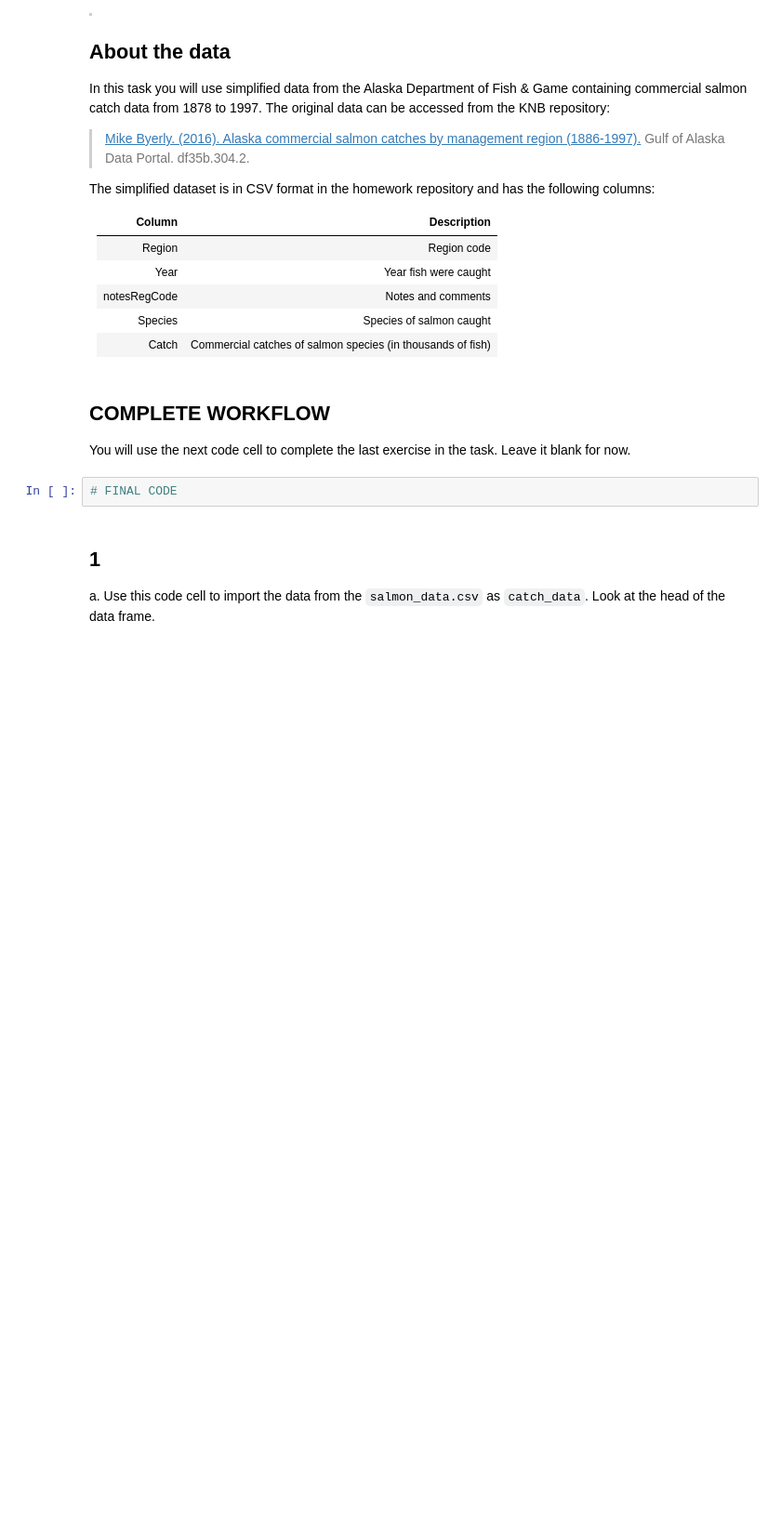
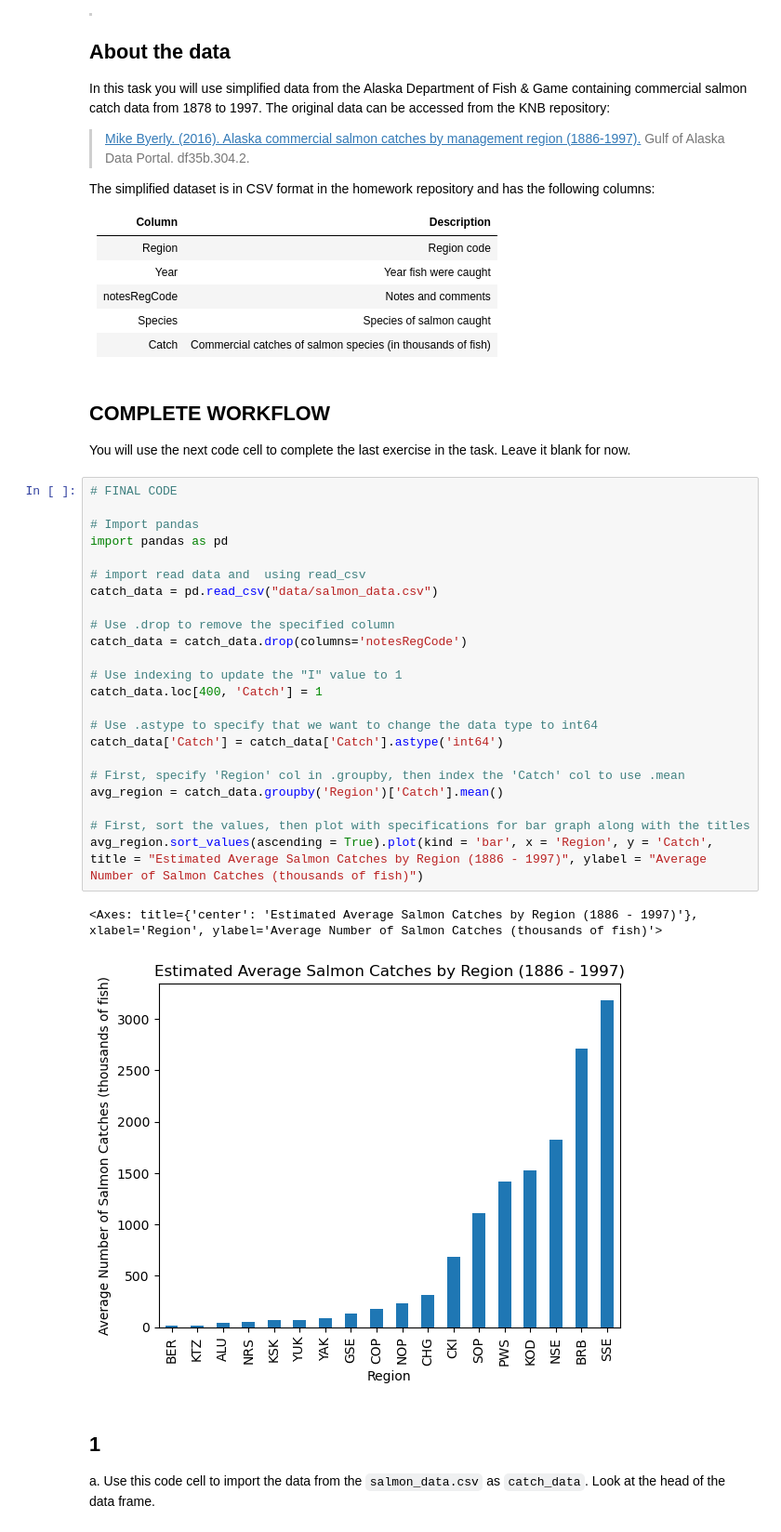
Before and after one commit to michaeladennis/eds220-hwk2, a Jupyter notebook: task2/hwk2-task2-salmon.ipynb, the cells around one changed output. Shown at 93% size. Cells and saved outputs as stored; diff of their text form; blank space fills up the shorter version.

```diff
--- a/task2/hwk2-task2-salmon.ipynb
+++ b/task2/hwk2-task2-salmon.ipynb
@@ -47,8 +47,32 @@ The simplified dataset is in CSV format in the homework repository and has the f
 ## COMPLETE WORKFLOW
 
 You will use the next code cell to complete the last exercise in the task. Leave it blank for now.
-# %%
-# FINAL CODE
+# %%
+# FINAL CODE
+
+# Import pandas
+import pandas as pd
+
+# import read data and  using read_csv
+catch_data = pd.read_csv("data/salmon_data.csv")
+
+# Use .drop to remove the specified column
+catch_data = catch_data.drop(columns='notesRegCode')
+
+# Use indexing to update the "I" value to 1
+catch_data.loc[400, 'Catch'] = 1
+
+# Use .astype to specify that we want to change the data type to int64
+catch_data['Catch'] = catch_data['Catch'].astype('int64')
+
+# First, specify 'Region' col in .groupby, then index the 'Catch' col to use .mean
+avg_region = catch_data.groupby('Region')['Catch'].mean()
+
+# First, sort the values, then plot with specifications for bar graph along with the titles
+avg_region.sort_values(ascending = True).plot(kind = 'bar', x = 'Region', y = 'Catch', title = "Estimated Average Salmon Catches by Region (1886 - 1997)", ylabel = "Average Number of Salmon Catches (thousands of fish)")
+# %% [output]
+<Axes: title={'center': 'Estimated Average Salmon Catches by Region (1886 - 1997)'}, xlabel='Region', ylabel='Average Number of Salmon Catches (thousands of fish)'>
+[figure, added]
 # %% [markdown]
 ## 1
 
```
Also changed, not shown: parts of 9 cells of this notebook.
